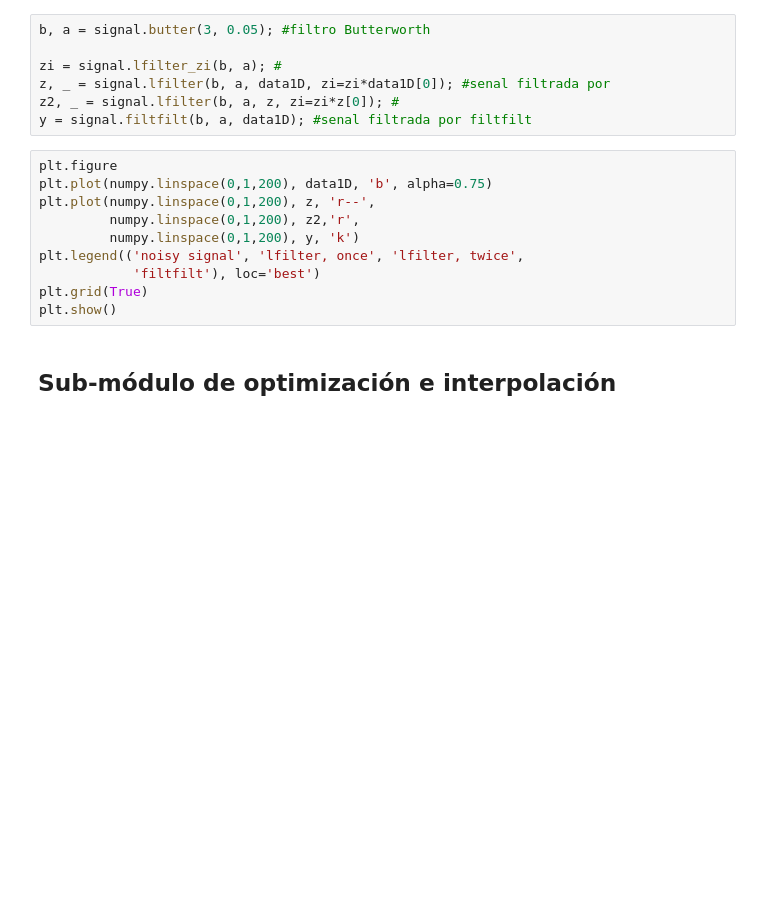
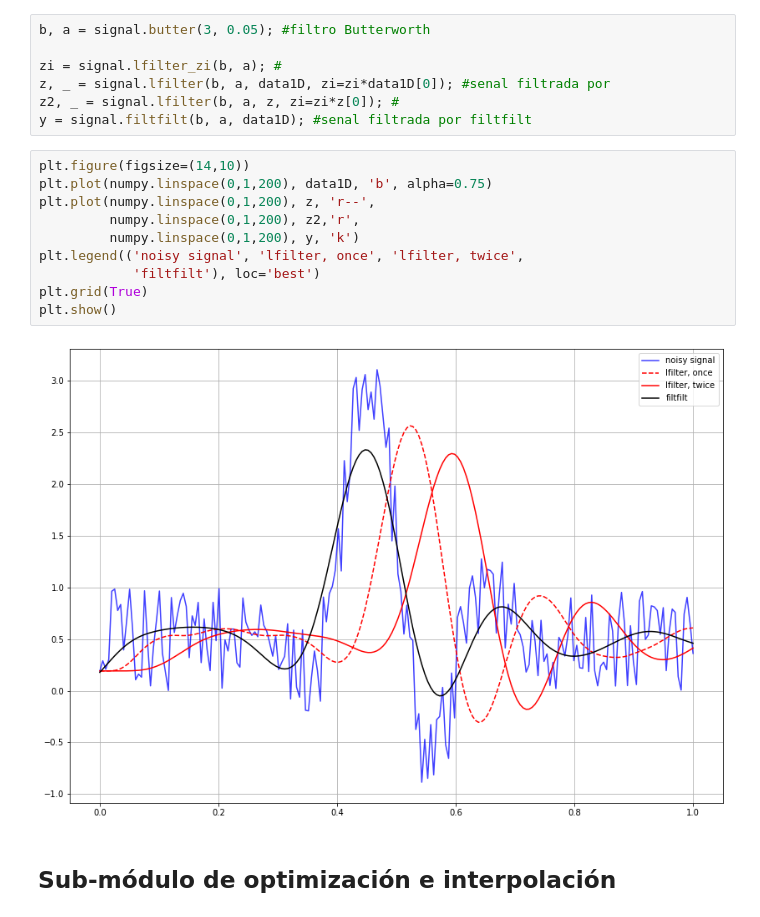
Before and after one commit to COFAlumni-USB/Physics-REBoot-Applied-Science-Bootcamp, a Jupyter notebook: Presentaciones_Ponentes/Dia 1/Paquetes_de_Python.ipynb, the cells around one changed output. Saved outputs shown, nothing was run; the diff lists cells and outputs as text; blank space fills up the shorter version.

```diff
--- a/Presentaciones_Ponentes/Dia 1/Paquetes_de_Python.ipynb
+++ b/Presentaciones_Ponentes/Dia 1/Paquetes_de_Python.ipynb
@@ -1292,15 +1655,17 @@ z, _ = signal.lfilter(b, a, data1D, zi=zi*data1D[0]); #senal filtrada por
 z2, _ = signal.lfilter(b, a, z, zi=zi*z[0]); #
 y = signal.filtfilt(b, a, data1D); #senal filtrada por filtfilt
 # %%
-plt.figure
+plt.figure(figsize=(14,10))
 plt.plot(numpy.linspace(0,1,200), data1D, 'b', alpha=0.75)
 plt.plot(numpy.linspace(0,1,200), z, 'r--',
          numpy.linspace(0,1,200), z2,'r',
          numpy.linspace(0,1,200), y, 'k')
 plt.legend(('noisy signal', 'lfilter, once', 'lfilter, twice',
             'filtfilt'), loc='best')
 plt.grid(True)
 plt.show()
+# %% [output]
+[figure, added]
 # %% [markdown]
 ## Sub-módulo de optimización e interpolación
 # %% [markdown]
```
Also changed, not shown: parts of 135 cells of this notebook.
